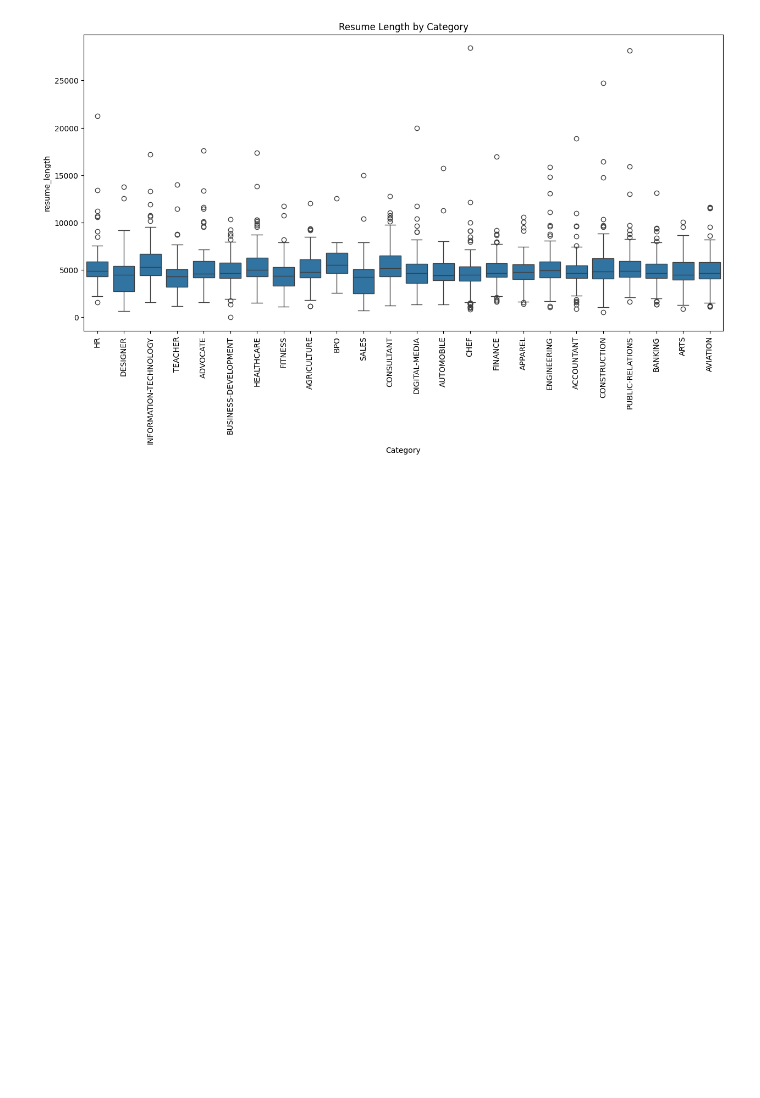
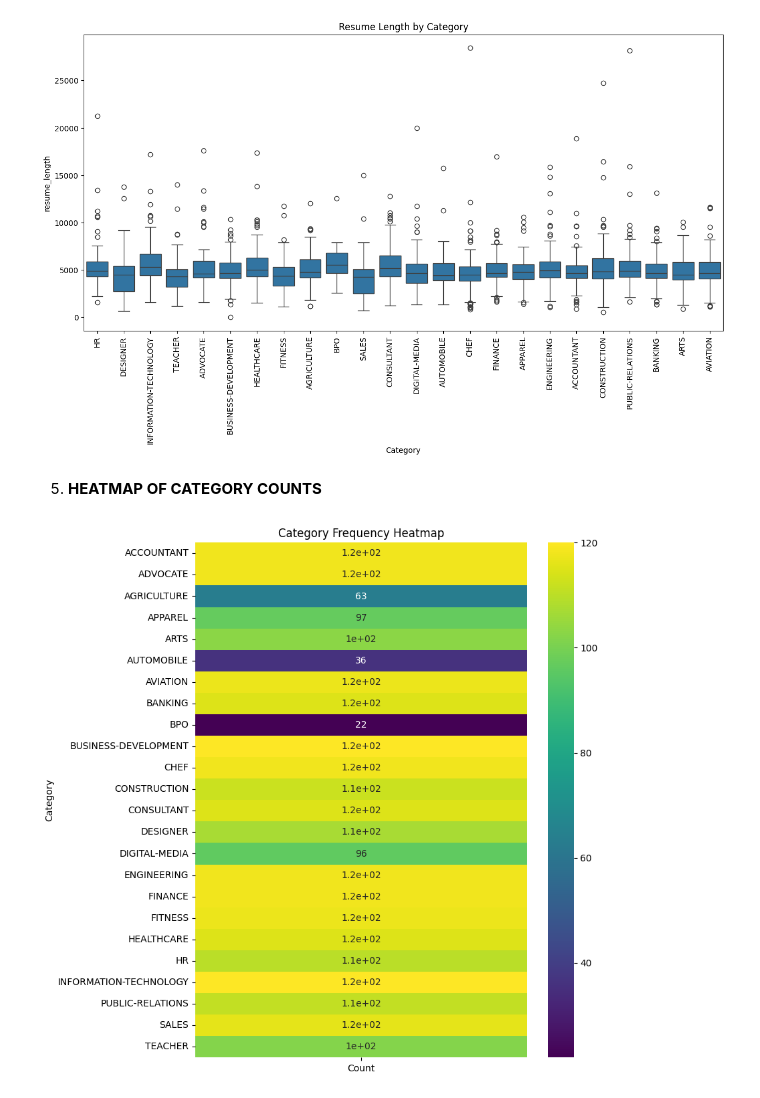
Before and after one commit to jannatul-fredaues/HireMind-AI, a Jupyter notebook: Data Preprocessing/HireMind_AI.ipynb, the cells around one changed output. Drawn from its saved outputs; the diff is of its cells as text; code cells hidden in the pictures; blank space fills up the shorter version.

```diff
--- a/Data Preprocessing/HireMind_AI.ipynb
+++ b/Data Preprocessing/HireMind_AI.ipynb
@@ -370,3 +370,28 @@ plt.title("Resume Length by Category")
 plt.show()
 # %% [output]
 [figure]
+# %% [markdown]
+5. **HEATMAP OF CATEGORY COUNTS**
+# %%
+category_counts = df['Category'].value_counts().reset_index()
+
+category_counts.columns = ['Category', 'Count']
+
+pivot_data = category_counts.pivot_table(
+    values='Count',
+    index='Category'
+)
+
+plt.figure(figsize=(8,10))
+
+sns.heatmap(
+    pivot_data,
+    annot=True,
+    cmap='viridis'
+)
+
+plt.title("Category Frequency Heatmap")
+
+plt.show()
+# %% [output]
+[figure, added]
```
Also changed, not shown: parts of 2 cells of this notebook.
